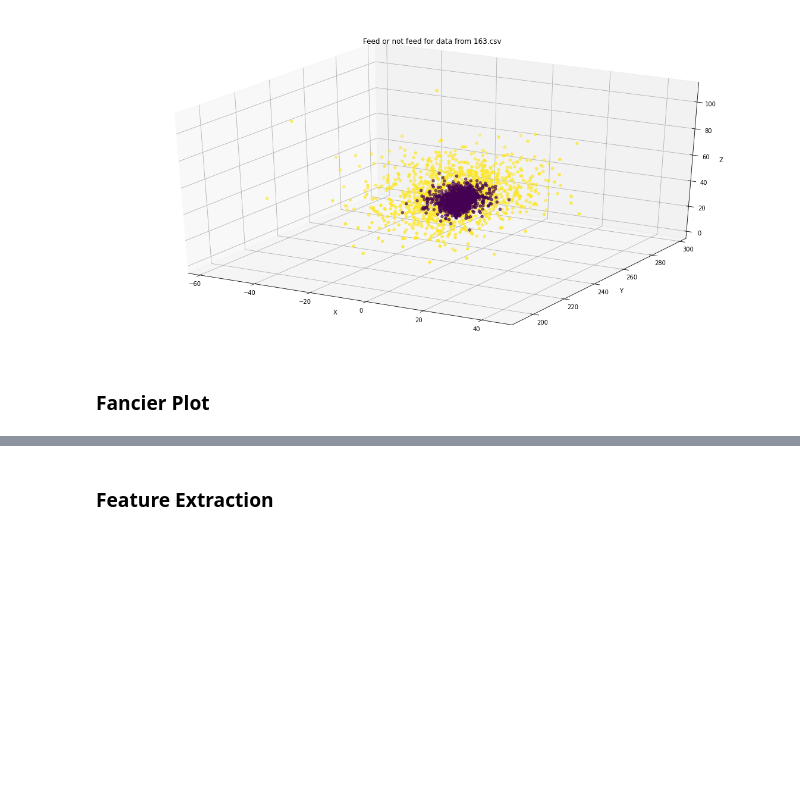
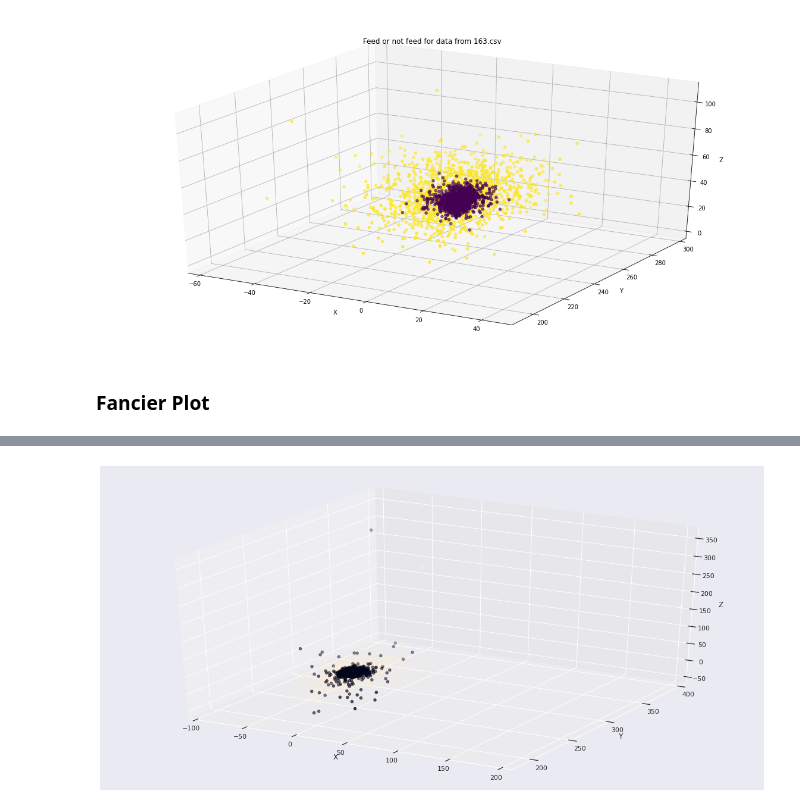
Before and after one commit to sanggusti/fisher-eater, a Jupyter notebook: fisher_eater.ipynb, the cells around one changed output, grey strips where cells are left out. Cells and saved outputs as stored; diff of their text form; code cells hidden in the pictures; blank space fills up the shorter version.

```diff
--- a/fisher_eater.ipynb
+++ b/fisher_eater.ipynb
@@ -208,2 +203,23 @@ fig = go.Figure
-# %% [markdown]
-### Feature Extraction
+# %%
+import seaborn as sns
+from mpl_toolkits.mplot3d import Axes3D
+
+df = data_1
+sns.set(style = 'darkgrid')
+
+fig = plt.figure()
+ax = fig.add_subplot(111, projection = '3d')
+
+x = df['x']
+y = df['y']
+z = df['z']
+c = df['label']
+
+ax.set_xlabel('X')
+ax.set_ylabel('Y')
+ax.set_zlabel('Z')
+
+ax.scatter(x, y, z, c=c*255)
+plt.show()
+# %% [output]
+[figure, added]
```
Also changed, not shown: parts of 9 cells of this notebook.
